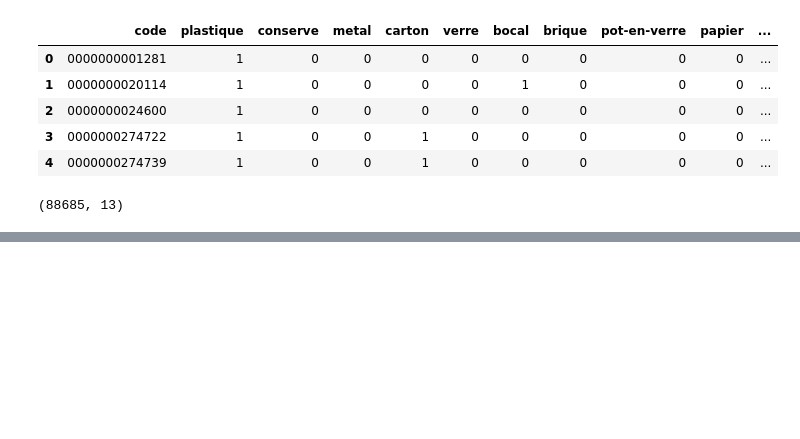
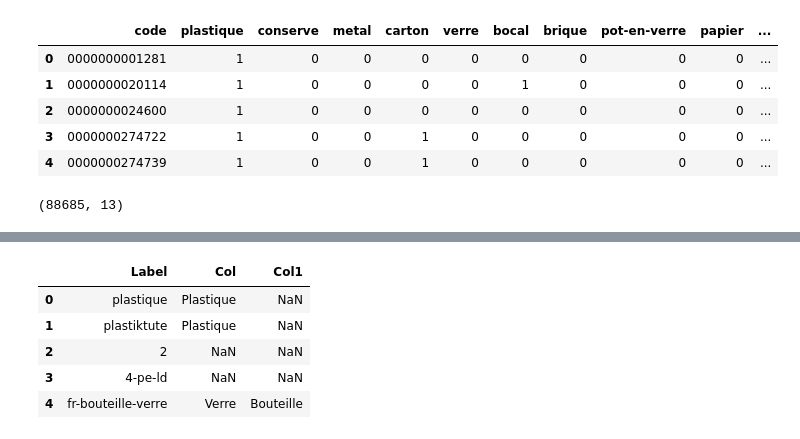
Before and after one commit to ludmilaexbrayat/recognizing-packagings, a Jupyter notebook: generate_y_target.ipynb, the cells around one changed output, grey strips where cells are left out. Drawn from its saved outputs; the diff is of its cells as text; code cells hidden in the pictures; blank space fills up the shorter version.

```diff
--- a/generate_y_target.ipynb
+++ b/generate_y_target.ipynb
@@ -178,0 +191,3 @@ y1.shape
+# %%
+df = pd.read_csv('en.openfoodfacts.org.products.csv', delimiter='\t', encoding='UTF-8')
+df_dic = pd.read_csv('voc_dico.csv')
@@ -178,0 +206,9 @@ y1.shape
+# %%
+df_dic.head()
+# %% [output]
+|  | Label | Col | Col1 |
+| 0 | plastique | Plastique | NaN |
+| 1 | plastiktute | Plastique | NaN |
+| 2 | 2 | NaN | NaN |
+| 3 | 4-pe-ld | NaN | NaN |
+| 4 | fr-bouteille-verre | Verre | Bouteille |
```
Also changed, not shown: parts of 9 cells of this notebook.
